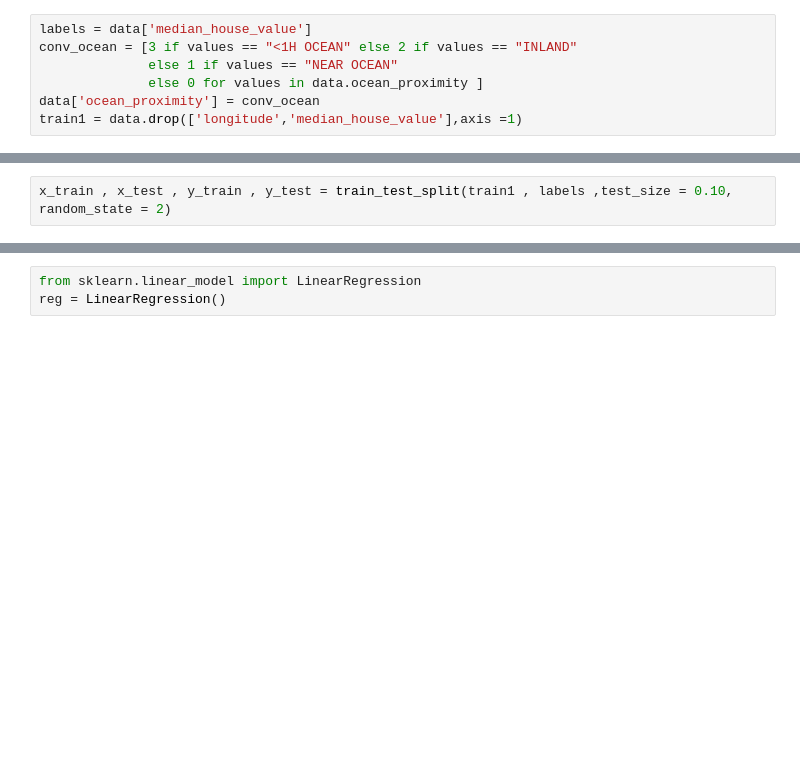
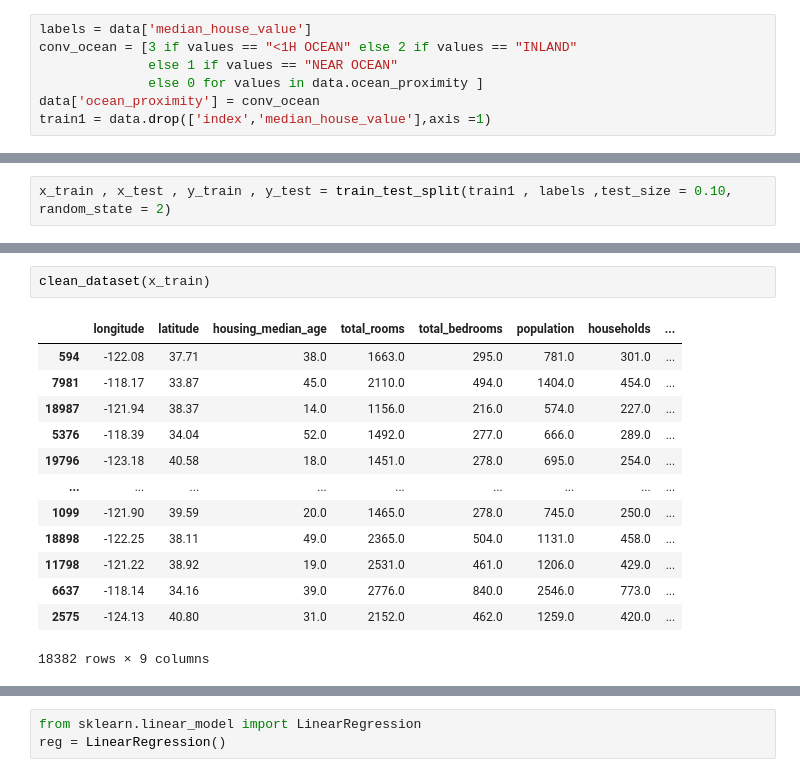
Before and after one commit to VishnuVardhanJS/ai-tests, a Jupyter notebook: ml_lets_goo.ipynb, the cells around one changed output, grey strips where cells are left out. Drawn from its saved outputs; the diff is of its cells as text; blank space fills up the shorter version.

```diff
--- a/ml_lets_goo.ipynb
+++ b/ml_lets_goo.ipynb
@@ -138,4 +71,4 @@ conv_ocean = [3 if values == "<1H OCEAN" else 2 if values == "INLAND"
               else 1 if values == "NEAR OCEAN"
               else 0 for values in data.ocean_proximity ]
 data['ocean_proximity'] = conv_ocean
-train1 = data.drop(['longitude','median_house_value'],axis =1)
+train1 = data.drop(['index','median_house_value'],axis =1)
@@ -191,3 +95,19 @@ train1.head(20231)
+# %%
+clean_dataset(x_train)
+# %% [output]
+|  | longitude | latitude | housing_median_age | total_rooms | total_bedrooms | population | households | ... |
+| 594 | -122.08 | 37.71 | 38.0 | 1663.0 | 295.0 | 781.0 | 301.0 | ... |
+| 7981 | -118.17 | 33.87 | 45.0 | 2110.0 | 494.0 | 1404.0 | 454.0 | ... |
+| 18987 | -121.94 | 38.37 | 14.0 | 1156.0 | 216.0 | 574.0 | 227.0 | ... |
+| 5376 | -118.39 | 34.04 | 52.0 | 1492.0 | 277.0 | 666.0 | 289.0 | ... |
+| 19796 | -123.18 | 40.58 | 18.0 | 1451.0 | 278.0 | 695.0 | 254.0 | ... |
+| ... | ... | ... | ... | ... | ... | ... | ... | ... |
+| 1099 | -121.90 | 39.59 | 20.0 | 1465.0 | 278.0 | 745.0 | 250.0 | ... |
+| 18898 | -122.25 | 38.11 | 49.0 | 2365.0 | 504.0 | 1131.0 | 458.0 | ... |
+| 11798 | -121.22 | 38.92 | 19.0 | 2531.0 | 461.0 | 1206.0 | 429.0 | ... |
+| 6637 | -118.14 | 34.16 | 39.0 | 2776.0 | 840.0 | 2546.0 | 773.0 | ... |
+| 2575 | -124.13 | 40.80 | 31.0 | 2152.0 | 462.0 | 1259.0 | 420.0 | ... |
+18382 rows × 9 columns
 # %%
 np.any(np.isnan(x_train))
 # %% [output]
```
Also changed, not shown: parts of 24 cells of this notebook.
